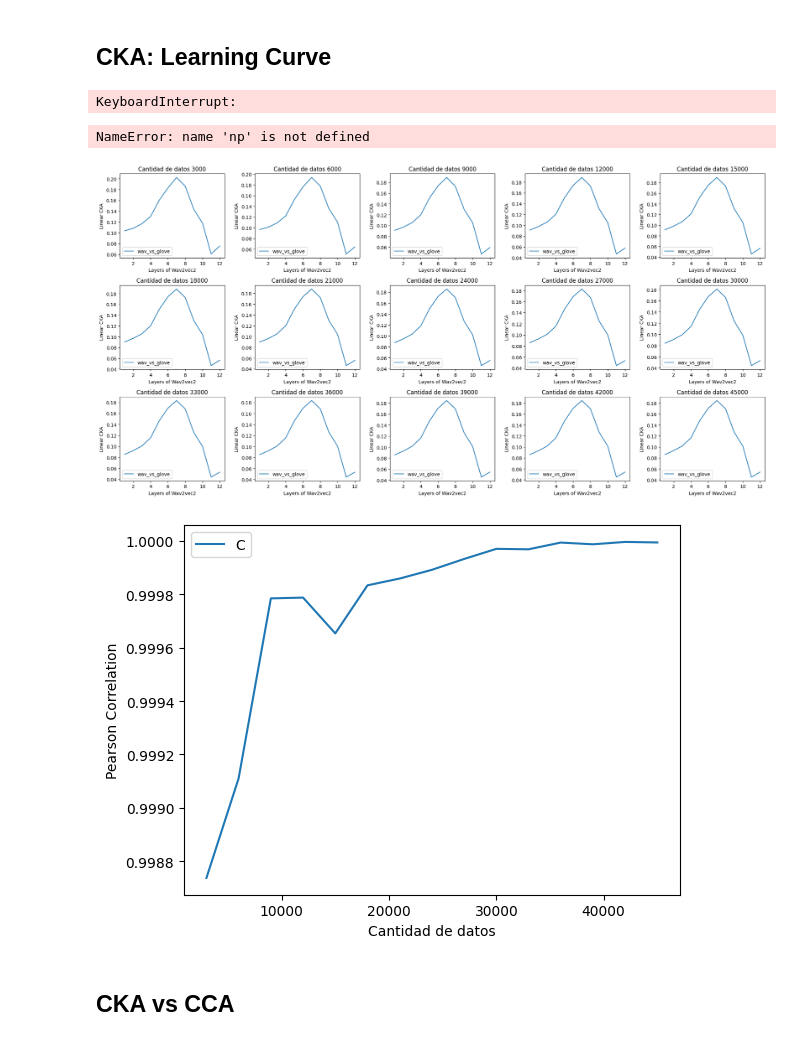
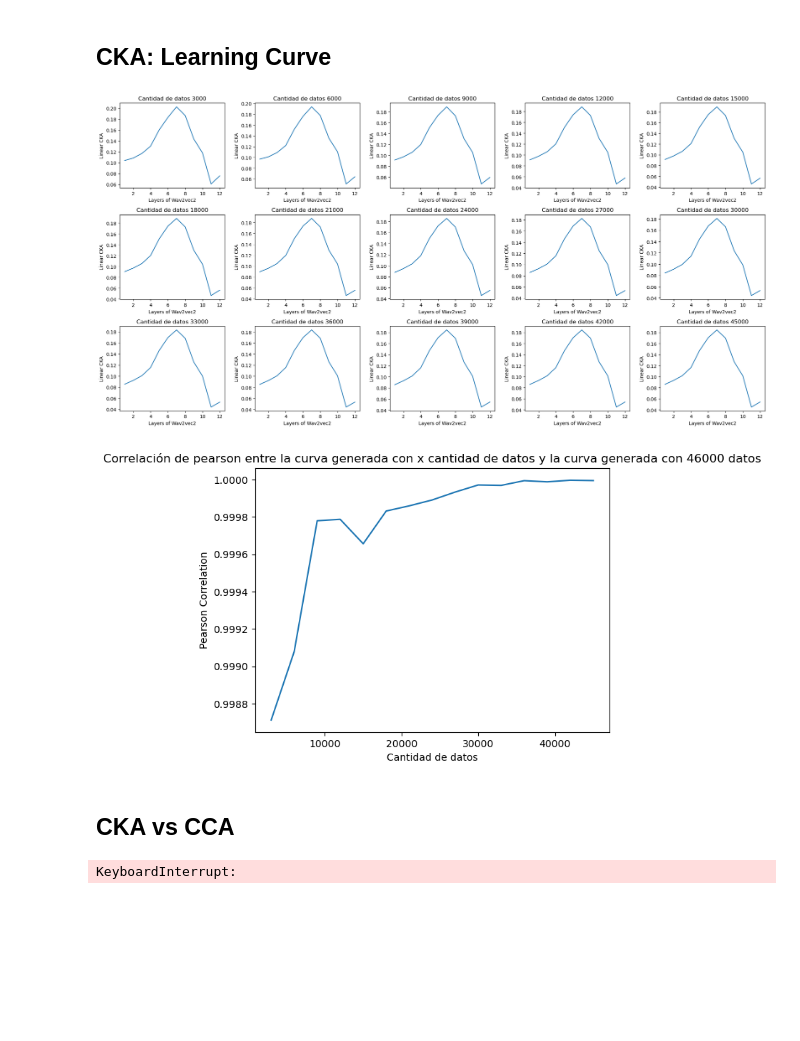
Before and after one commit to ceciliabolanos/layer-analysis, a Jupyter notebook: ankita_replicado.ipynb, the cells around one changed output. Cells and saved outputs as stored; diff of their text form; code cells hidden in the pictures; blank space fills up the shorter version.

```diff
--- a/ankita_replicado.ipynb
+++ b/ankita_replicado.ipynb
@@ -26,6 +27,9 @@ for i in range(12):
     model1_matrix = np.array(model1_list)
     wav_vs_glove.append(linear_CKA(model1_matrix, glove_matrix))
 
+    del model1_list, model1_matrix
+    gc.collect()
+
 with open(f'cka_glove_wav2vec2.json', 'w') as f:
     json.dump(wav_vs_glove, f)
 # %%
@@ -49,24 +53,20 @@ for i in range(12):
         model1_list = json.load(f)
     x_matrix = np.array(model1_list)
     x_list.append(x_matrix)
-# %% [output]
-KeyboardInterrupt:
 # %%
 from tqdm import tqdm
-matrix = np.zeros((30, 12))
-for i in tqdm(range(1500, 46000, 1500)):
-    index = int((i-1500)/1500)
+matrix = np.zeros((15, 12))
+for i in tqdm(range(3000, 46000, 3000)):
+    index = int((i-3000)/3000)
     for j in tqdm(range(12)):
         x = x_list[j]
         matrix[index, j] = linear_CKA(x[0:i], glove_matrix[0:i])
-# %% [output]
-NameError: name 'np' is not defined
 # %%
 import matplotlib.pyplot as plt
 
 # Assuming 'matrix' is already filled and has shape (15, 11)
 # Setting up the figure and the axes grid
-fig, axes = plt.subplots(nrows=6, ncols=5, figsize=(20, 10))  # Adjust figsize to fit your screen and needs
+fig, axes = plt.subplots(nrows=3, ncols=5, figsize=(20, 10))  # Adjust figsize to fit your screen and needs
 
 # Flatten the axes array for easier iteration
 axes = axes.flatten()
@@ -76,29 +76,28 @@ for i in range(15):
     axes[i].plot(x, matrix[i], label=f'wav_vs_glove')
     axes[i].set_xlabel('Layers of Wav2vec2')
     axes[i].set_ylabel('Linear CKA')
-    axes[i].legend()
     axes[i].set_title(f'Cantidad de datos {(i+1)*3000}')  # Optional: add a title to each subplot
 
 # Adjust layout to prevent overlap
 plt.tight_layout()
 plt.show()
 # %% [output]
-[figure, old version]
+[figure, new version]
 # %%
 from scipy import stats
 import matplotlib.pyplot as plt
 
 pearson_corr = []
 for i in range(matrix.shape[0]):
     pearson_corr.append(stats.pearsonr(wav_vs_glove, matrix[i]).statistic)
 
-plt.plot(range(1500, 46000, 1500), pearson_corr)
+plt.plot(range(3000, 46000, 3000), pearson_corr)
 plt.xlabel('Cantidad de datos')
 plt.ylabel('Pearson Correlation')
-plt.legend('Correlación de pearson entre la curva genereada con x cantidad de datos y la curva generada con 46000 datos')
+plt.title('Correlación de pearson entre la curva generada con x cantidad de datos y la curva generada con 46000 datos')
 plt.show()
 # %% [output]
-[figure, old version]
+[figure, new version]
 # %% [markdown]
 ## CKA vs CCA
 # %%
@@ -106,10 +105,11 @@ import os
 os.environ['OMP_NUM_THREADS']='8' #Cantidad de threads a usar por sklearn
 os.nice(10) #Prioridad de los procesos -20: highest 20: lowest 0: default
 
+# Run this cell in colab and got the following result
 from sklearn.cross_decomposition import CCA
 import numpy as np
 
-wav_vs_glove = []
+wav_vs_glove_CCA = []
 with open(os.path.join('../experiments/layers/embeddings_layer0_glove.json'), 'r') as f:
     glove_list = json.load(f)
 glove_matrix = np.array(glove_list)
@@ -119,10 +119,9 @@ for i in range(12):
     model1_matrix = np.array(model1_list)
     model = CCA(n_components=300)
     model.fit(x[0:3000],glove_matrix[0:3000])
-    wav_vs_glove.append(linear_CKA(model1_matrix, glove_matrix))
-
-X_c, Y_c = model.transform(x, y)
-correlations = np.corrcoef(X_c.T, Y_c.T).diagonal(offset=X_c.shape[1])
-
-# Calculate the mean of the canonical correlations
-mean_correlation = np.mean(correlations)
+    X_c, Y_c = model.transform(x[0:3000], glove_matrix[0:3000])
+    correlations = np.corrcoef(X_c.T, Y_c.T).diagonal(offset=X_c.shape[1])
+    mean_correlation = np.mean(correlations)
+    wav_vs_glove_CCA.append(mean_correlation)
+# %% [output]
+KeyboardInterrupt:
```
Also changed, not shown: parts of 9 cells of this notebook, 8 other files.
